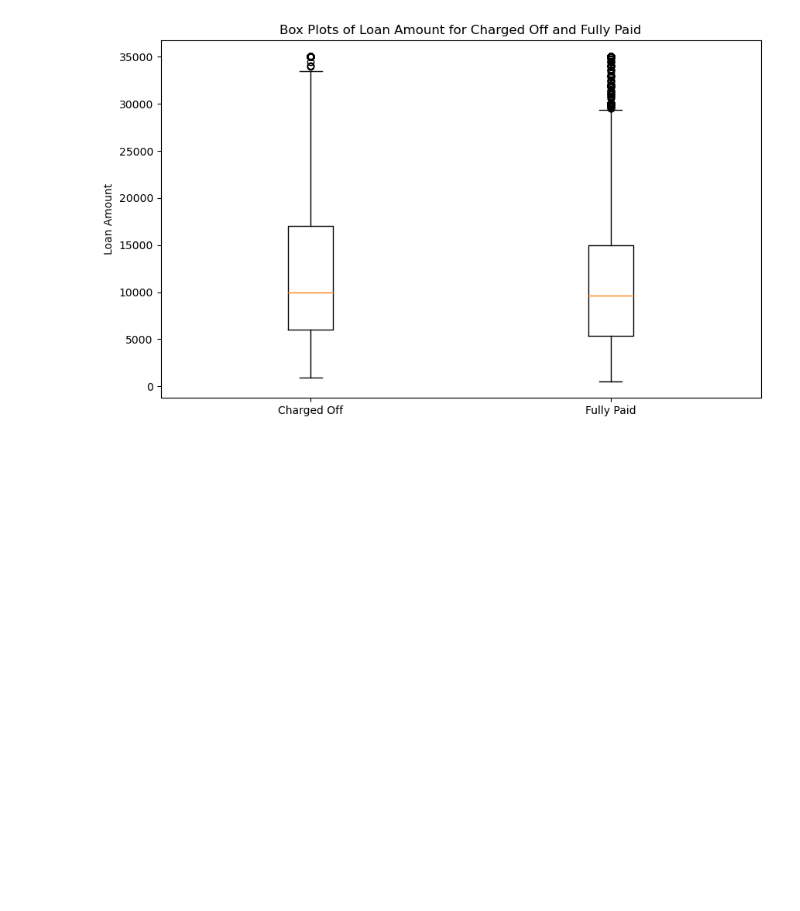
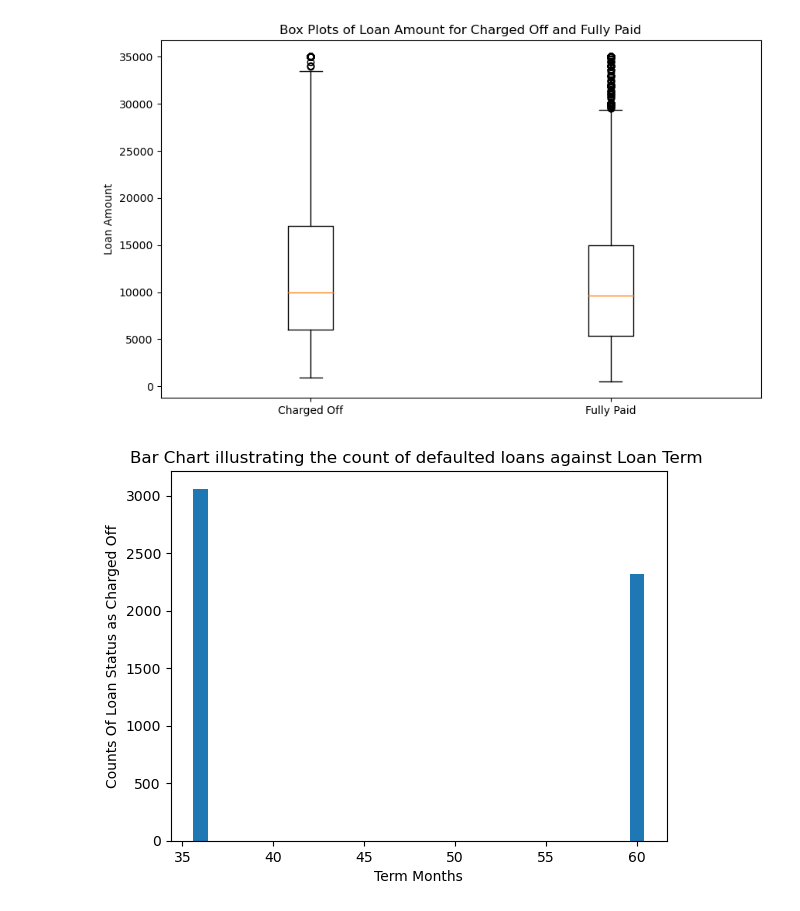
Before and after one commit to ashandish/Lending_Club_Case_Study, a Jupyter notebook: Ashish_Kumar_Sharma.ipynb, the cells around one changed output. Cells and saved outputs as stored; diff of their text form; code cells hidden in the pictures; blank space fills up the shorter version.

Commit message:
Bar Chart added for count of defaulted loans against loan term

```diff
--- a/Ashish_Kumar_Sharma.ipynb
+++ b/Ashish_Kumar_Sharma.ipynb
@@ -266,3 +266,20 @@ plt.show()
 #Conclusion : There is no such strong relation with respect to loan amount for loan defaults
 # %% [output]
 [figure]
+# %%
+#Draw Bar Chart for Loan Term 36 and 60 months with Loan Status as Charged Off
+import pandas as pd
+import matplotlib.pyplot as plt
+
+df2 = pd.read_csv("C:\\Users\\riyan\\Downloads\\Case Study\\loan\\modified6_loan.csv")
+df2_loan_status_charged_off = df2[df2['loan_status']=='Charged Off']
+term_months_counts = df2_loan_status_charged_off['term_months'].value_counts()
+plt.bar(term_months_counts.index, term_months_counts.values)
+plt.xlabel('Term Months')
+plt.ylabel('Counts Of Loan Status as Charged Off')
+plt.title('Bar Chart illustrating the count of defaulted loans against Loan Term ')
+plt.show()
+
+#Conclusion: Proportion of Charged off is relatively smaller 14-15 % only
+# %% [output]
+[figure, added]
```
